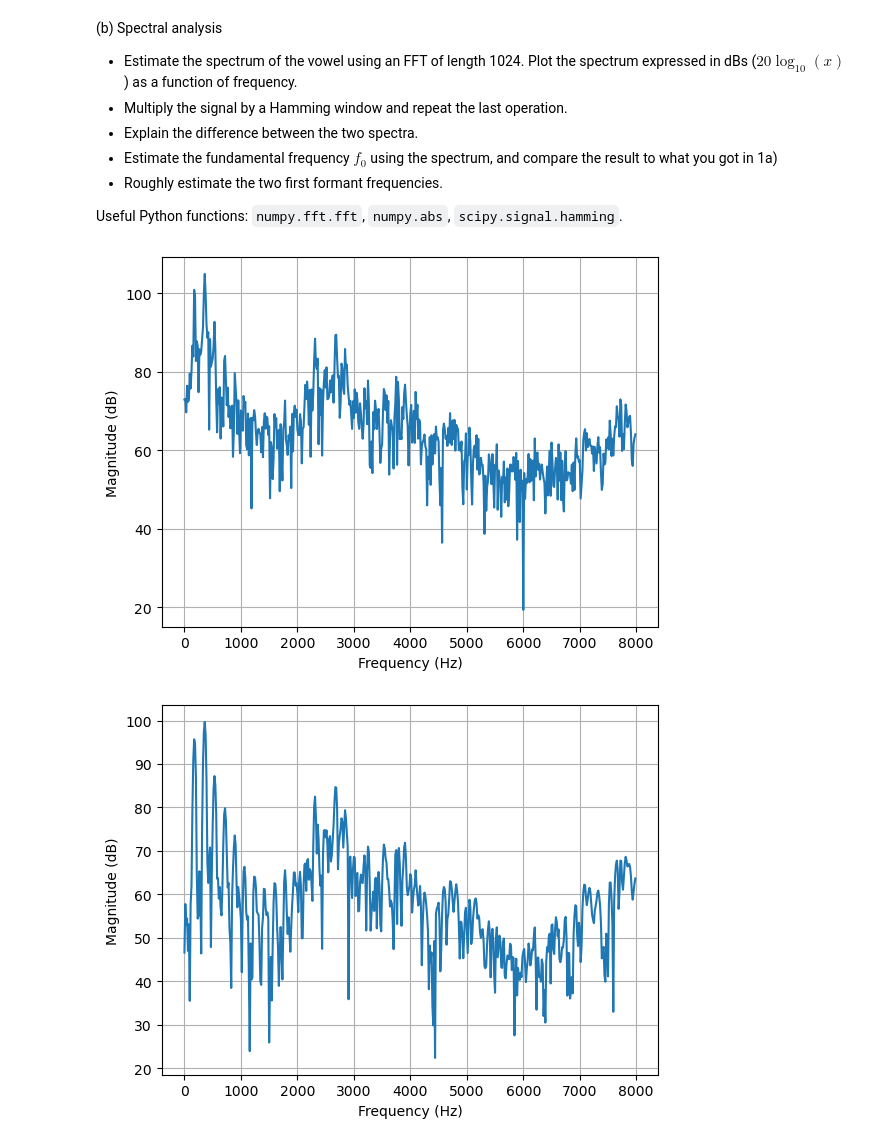
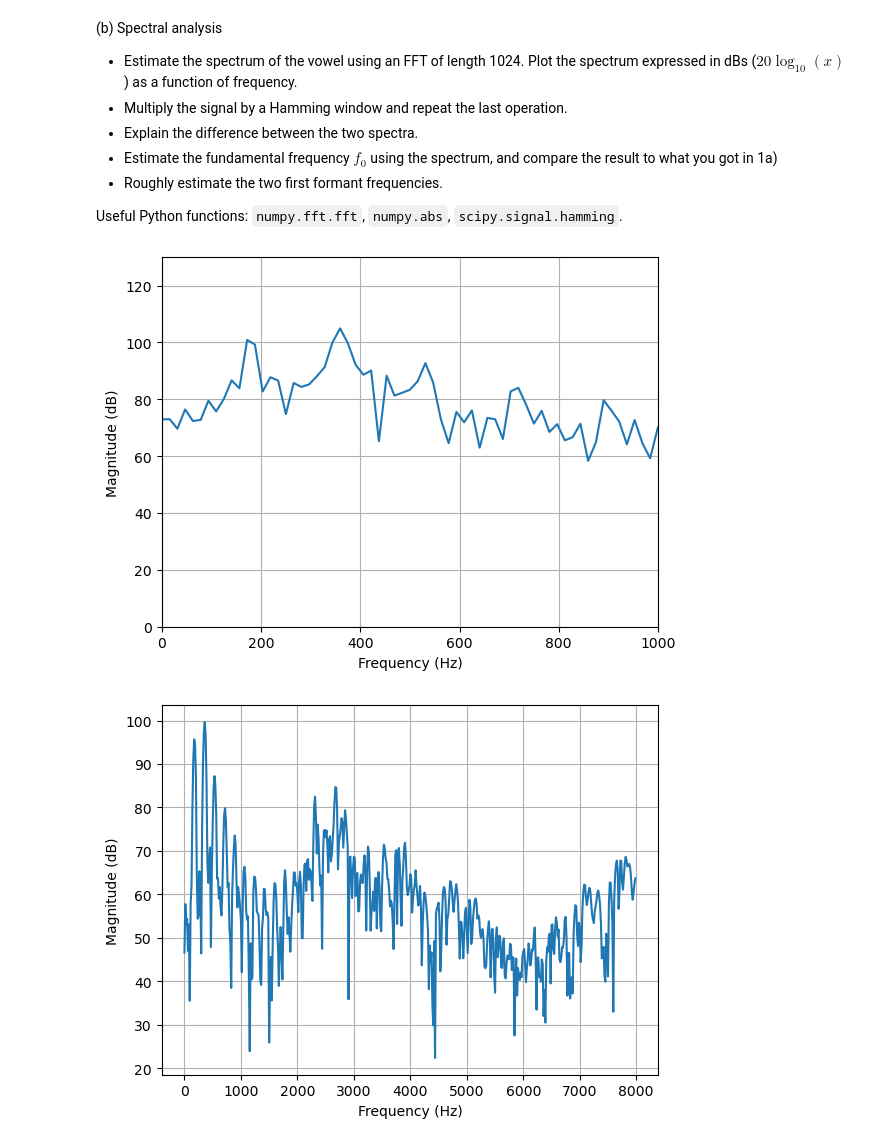
Before and after one commit to martinfsl/TTT4185, a Jupyter notebook: Assignments/Assignment_1/TTT4185_assignment_1.ipynb, the cells around one changed output. Cells and saved outputs as stored; diff of their text form; code cells hidden in the pictures.

```diff
--- a/Assignments/Assignment_1/TTT4185_assignment_1.ipynb
+++ b/Assignments/Assignment_1/TTT4185_assignment_1.ipynb
@@ -68,15 +68,17 @@ Useful Python functions: `numpy.fft.fft`, `numpy.abs`, `scipy.signal.hamming`.
 # %%
 spectrum = np.fft.fft(data[-640:], 1024)
 freq     = np.fft.fftfreq(1024, 1/Fs)
 N        = len(spectrum)
 
 plt.plot(freq[:N//2], 20*np.log10(np.abs(spectrum))[:N//2])
 plt.grid()
 plt.xlabel("Frequency (Hz)")
 plt.ylabel("Magnitude (dB)")
+plt.xlim([0, 1000])
+plt.ylim([0, 130])
 plt.show()
 # %% [output]
-[figure, old version]
+[figure, new version]
 # %%
 window       = sp.signal.windows.hamming(len(data[-640:]))
 dataWindowed = data[-640:]*window
```
Also changed, not shown: parts of 3 cells of this notebook.
